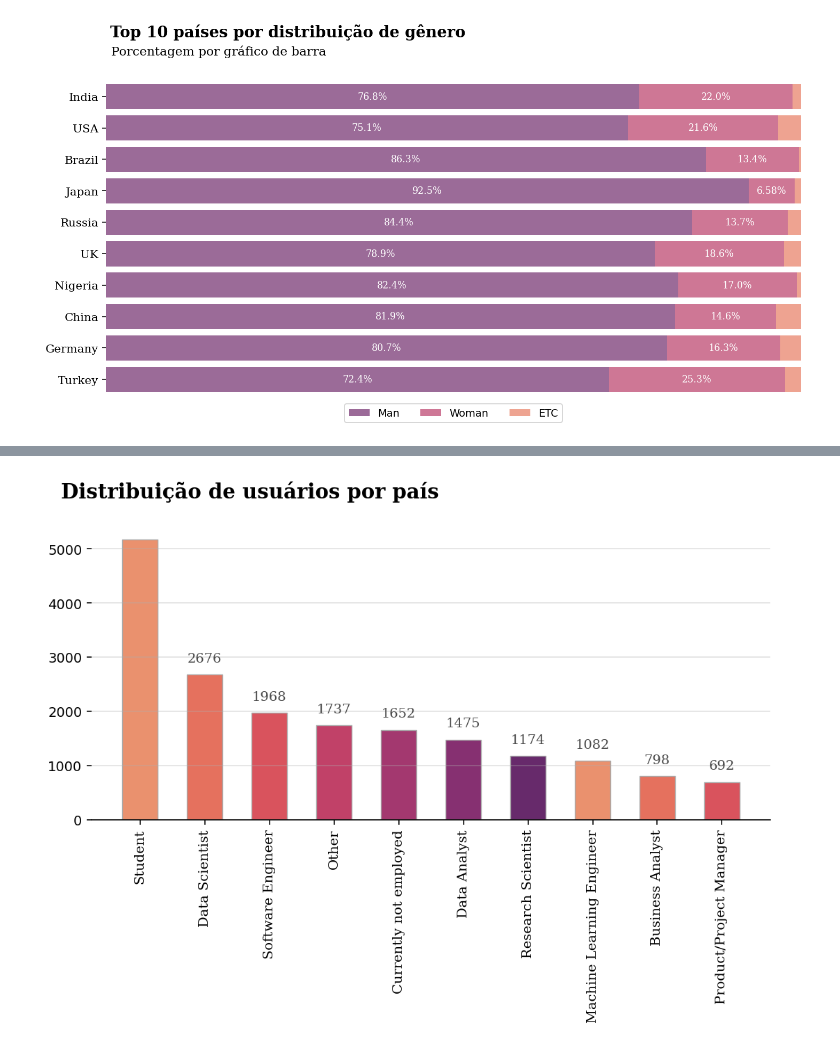
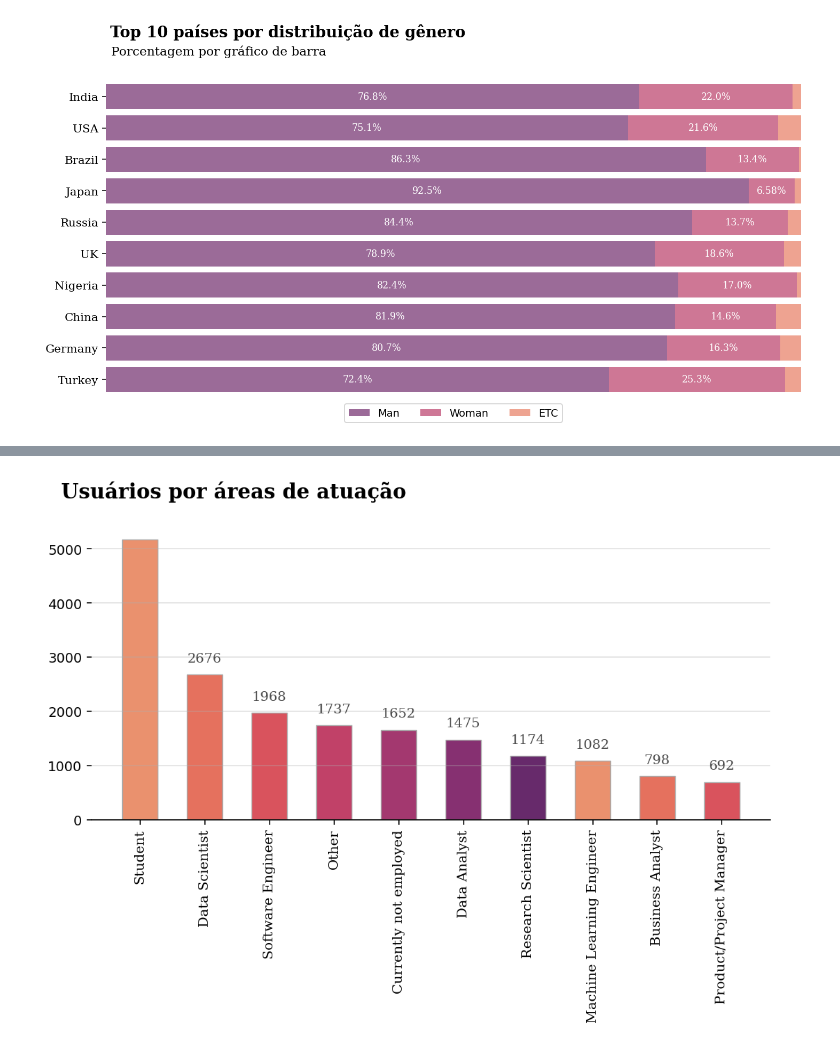
Before and after one commit to Ighus/ds_kaggle_2020_survey_competition, a Jupyter notebook: notebook.ipynb, the cells around one changed output, grey strips where cells are left out. Saved outputs shown, nothing was run; the diff lists cells and outputs as text; code cells hidden in the pictures.

```diff
--- a/notebook.ipynb
+++ b/notebook.ipynb
@@ -206,27 +210,27 @@ plt.show()
 # %%
 data_q4 = data['Q5'].value_counts().nlargest(10)
 
 fig, ax = plt.subplots(1,1, figsize=(9, 4))
 ax.bar(data_q4.index, data_q4, width=0.55,
        edgecolor='darkgray', color=sns.color_palette("flare", 7),
        linewidth=0.7)
 
 for i in data_q4.index:
     ax.annotate(f"{data_q4[i]}",
                    xy=(i, data_q4[i] + 300),
                    va = 'center', ha='center',fontweight='light', fontfamily='serif',
                    color='#4a4a4a')
 
 
 for s in ['top', 'left', 'right']:
     ax.spines[s].set_visible(False)
 
 ax.set_xticklabels(data_q4.index, fontfamily='serif', rotation=90)
-fig.text(0.09, 0.95, 'Distribuição de usuários por país', fontsize=15, fontweight='bold', fontfamily='serif')
+fig.text(0.09, 0.95, 'Usuários por áreas de atuação', fontsize=15, fontweight='bold', fontfamily='serif')
 ax.grid(axis='y', linestyle='-', alpha=0.4)
 plt.show()
 # %% [output]
-[figure, old version]
+[figure, new version]
 # %%
 # df_columns = pd.DataFrame(df.columns.values.T)
 # df_columns
```
Also changed, not shown: parts of 1 cell of this notebook, 1 other file.
